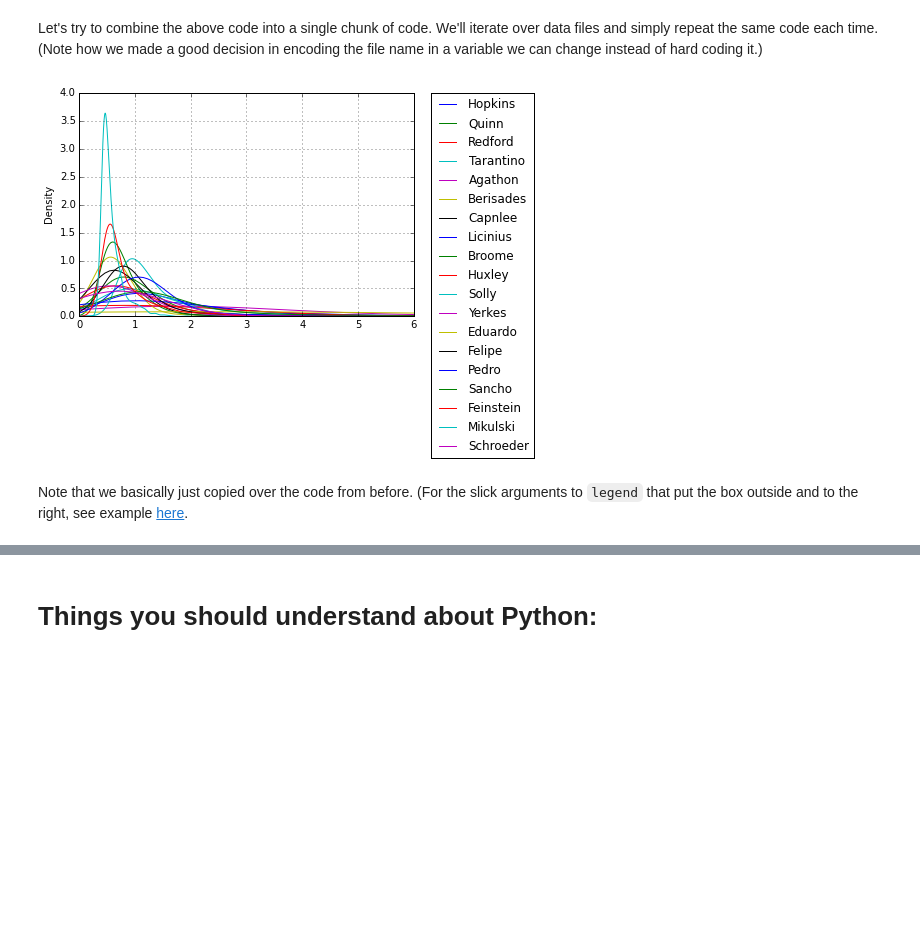
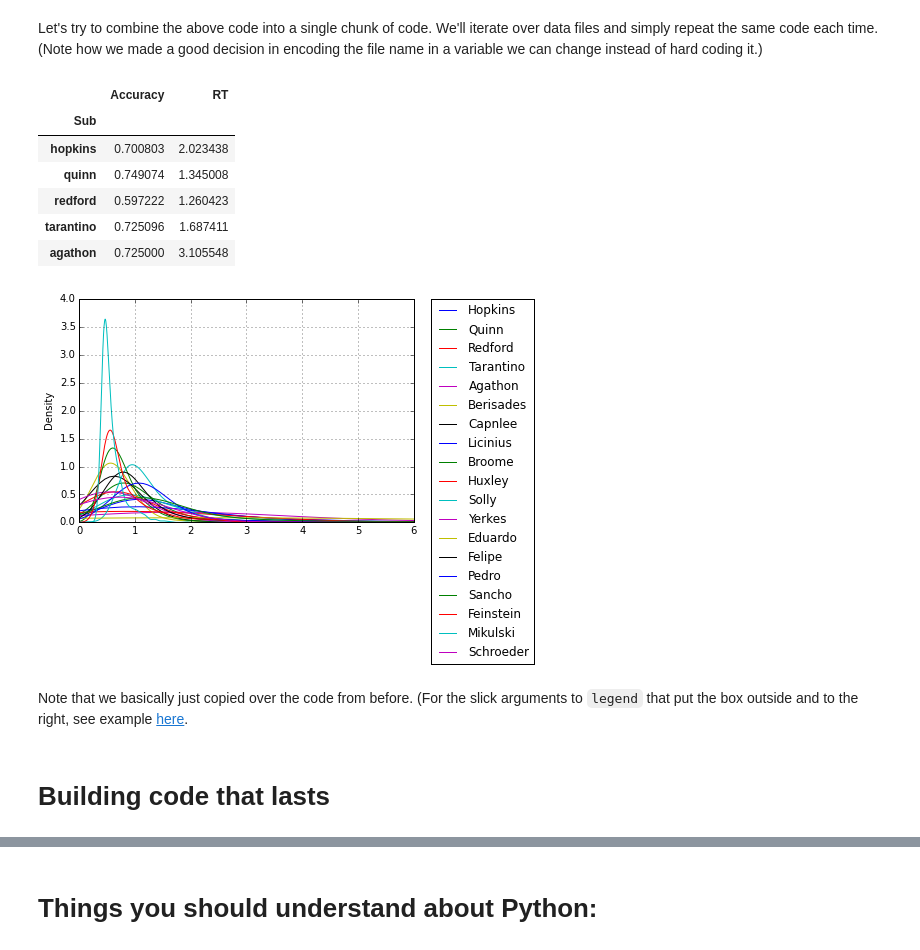
Before and after one commit to jmxpearson/DIBS_materials, a Jupyter notebook: python/Basic Programming in Python.ipynb, the cells around one changed output, grey strips where cells are left out. Cells and saved outputs as stored; diff of their text form; code cells hidden in the pictures; blank space fills up the shorter version.

```diff
--- a/python/Basic Programming in Python.ipynb
+++ b/python/Basic Programming in Python.ipynb
@@ -471,26 +470,39 @@ Let's try to combine the above code into a single chunk of code. We'll iterate o
 # %%
 # make an empty piece to hold each dataframe
 df_pieces = []
 
 ax = plt.figure().gca()
 
 # iterate over datfiles
 for f in datfiles:
     fname = os.path.join(fullpath, f)
 
     df = pd.read_csv(fname, index_col=0)
 
     mean_data = df.groupby('Sub')[['Accuracy', 'RT']].mean()
 
     df_pieces.append(mean_data)
 
     for name, grp in df.groupby('Sub'):
         grp['RT'].plot(kind='density', ax=ax, label=name.capitalize());
 
 plt.xlim(0, 6)
 
 plt.legend(bbox_to_anchor=(1.05, 1), loc=2, borderaxespad=0.);
+
+combined_data = pd.concat(df_pieces)
+
+combined_data.head()
 # %% [output]
+|  | Accuracy | RT |
+| Sub |  |  |
+| hopkins | 0.700803 | 2.023438 |
+| quinn | 0.749074 | 1.345008 |
+| redford | 0.597222 | 1.260423 |
+| tarantino | 0.725096 | 1.687411 |
+| agathon | 0.725000 | 3.105548 |
 [figure]
 # %% [markdown]
 Note that we basically just copied over the code from before. (For the slick arguments to `legend` that put the box outside and to the right, see example [here](http://matplotlib.org/users/legend_guide.html).
+# %% [markdown]
+# Building code that lasts
```
Also changed, not shown: parts of 17 cells of this notebook.
